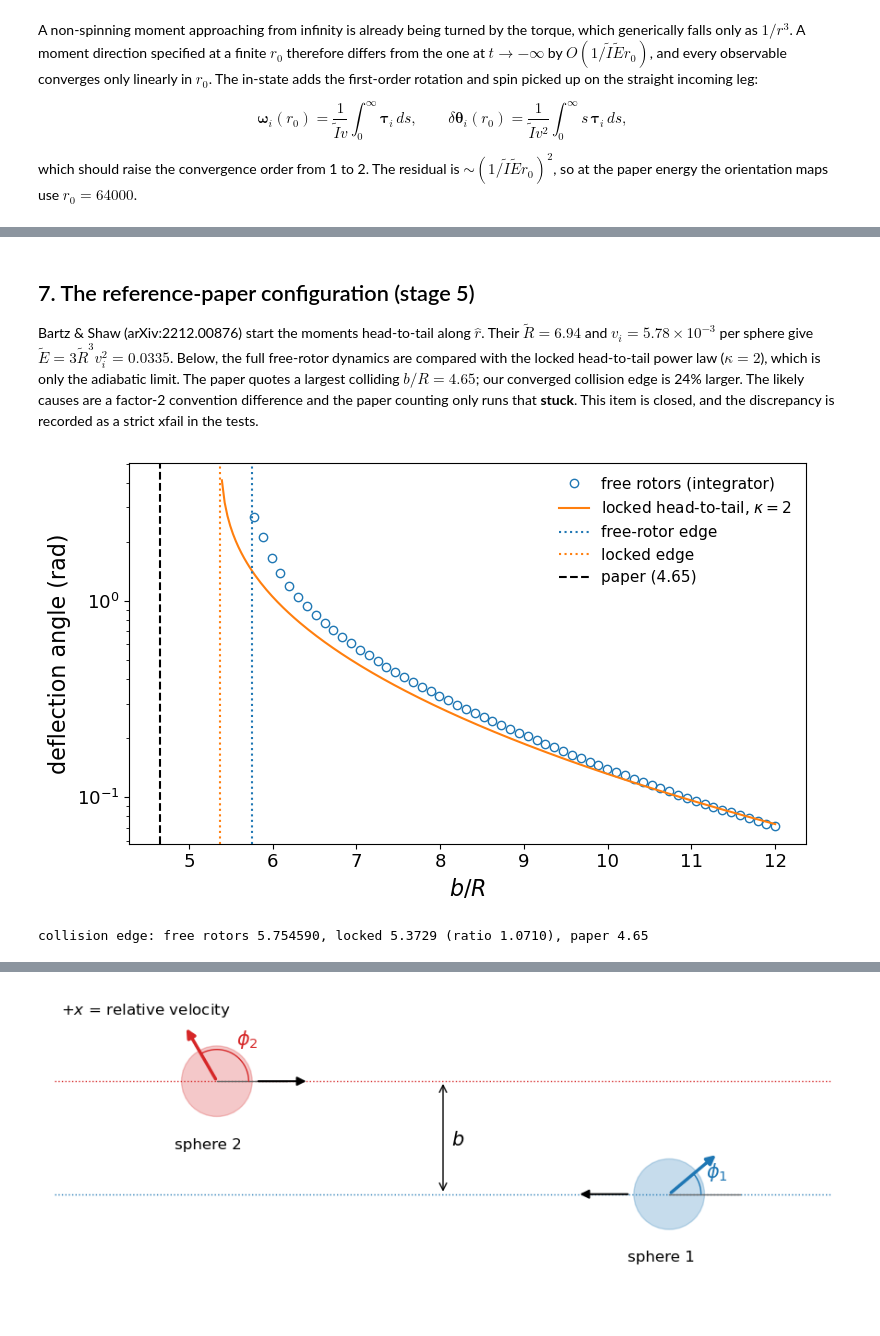
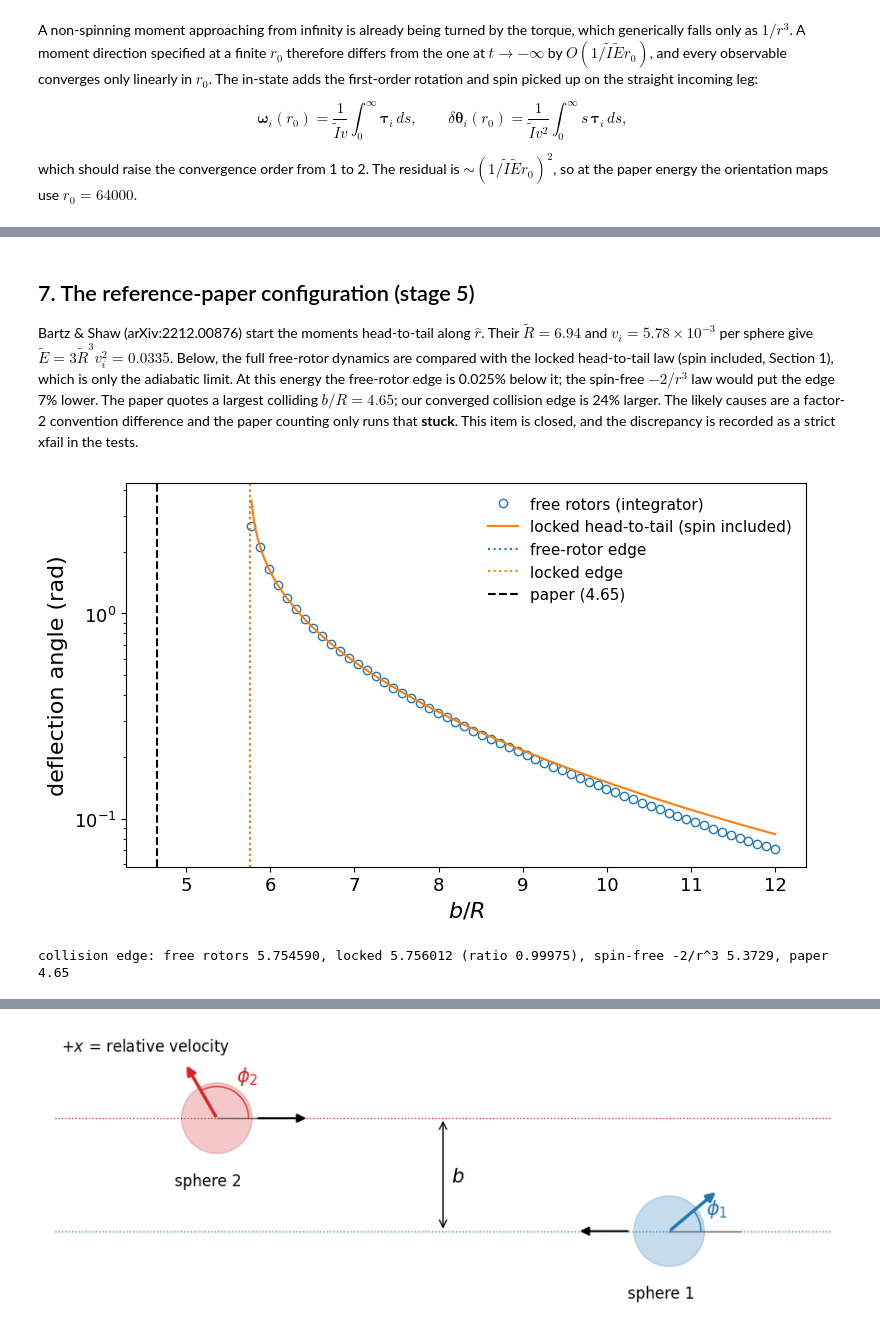
Before and after one commit to seanbartz/magnetOrbits, a Jupyter notebook: notebooks/progress_summary.ipynb, the cells around one changed output, grey strips where cells are left out. Cells and saved outputs as stored; diff of their text form; code cells hidden in the pictures; blank space fills up the shorter version.

```diff
--- a/notebooks/progress_summary.ipynb
+++ b/notebooks/progress_summary.ipynb
@@ -506,32 +526,34 @@ fig.tight_layout(); plt.show()
 
 Bartz & Shaw (arXiv:2212.00876) start the moments head-to-tail along $\hat{r}$. Their
 $\tilde{R}=6.94$ and $v_i=5.78\times10^{-3}$ per sphere give $\tilde{E}=3\tilde{R}^3v_i^2=0.0335$.
-Below, the full free-rotor dynamics are compared with the locked head-to-tail power law
-($\kappa=2$), which is only the adiabatic limit. The paper quotes a largest colliding
+Below, the full free-rotor dynamics are compared with the locked head-to-tail law (spin
+included, Section 1), which is only the adiabatic limit. At this energy the free-rotor edge is
+0.025% below it; the spin-free $-2/r^3$ law would put the edge 7% lower. The paper quotes a largest colliding
 $b/R=4.65$; our converged collision edge is 24% larger. The likely causes are a factor-2
 convention difference and the paper counting only runs that **stuck**. This item is closed, and
 the discrepancy is recorded as a strict xfail in the tests.
 # %%
 edge_full = find_capture_edge(E_PAPER, X_HAT, X_HAT, 5.70, 5.80, rel_tol=1e-10, method=FAST)["edge"]
-edge_locked = central.capture_impact_parameter(E_PAPER, 2.0)
+edge_locked = central.locked_capture_impact_parameter(E_PAPER)
 bs = np.linspace(edge_full + 0.02, 12.0, 60)
 full = np.array([run_trajectory(E_PAPER, b, X_HAT, X_HAT, method=FAST)["deflection_3d"] for b in bs])
 bs_locked = np.linspace(edge_locked + 0.02, 12.0, 200)
-locked = -np.array([central.deflection_angle(E_PAPER, b, 2.0) for b in bs_locked])
+locked = -np.array([central.locked_deflection_angle(E_PAPER, b) for b in bs_locked])
 
 fig, ax = plt.subplots(figsize=(8, 4.8))
 ax.plot(bs, full, "o", mfc="none", label="free rotors (integrator)")
-ax.plot(bs_locked, locked, "-", label=r"locked head-to-tail, $\kappa=2$")
+ax.plot(bs_locked, locked, "-", label="locked head-to-tail (spin included)")
 for x, style, label in [(edge_full, "C0:", "free-rotor edge"), (edge_locked, "C1:", "locked edge"),
                         (TARGET_MAX_IMPACT_PARAMETER, "k--", "paper (4.65)")]:
     ax.axvline(x, color=style[:2] if style[0] == "C" else "k", ls=style[2:] if style[0] == "C" else "--", label=label)
 ax.set_yscale("log"); ax.set_xlabel(r"$b/R$"); ax.set_ylabel(r"deflection angle (rad)"); ax.legend(fontsize=11)
 fig.tight_layout(); plt.show()
-print(f"collision edge: free rotors {edge_full:.6f}, locked {edge_locked:.4f} "
-      f"(ratio {edge_full / edge_locked:.4f}), paper {TARGET_MAX_IMPACT_PARAMETER}")
+print(f"collision edge: free rotors {edge_full:.6f}, locked {edge_locked:.6f} "
+      f"(ratio {edge_full / edge_locked:.5f}), spin-free -2/r^3 {central.capture_impact_parameter(E_PAPER, 2.0):.4f}, "
+      f"paper {TARGET_MAX_IMPACT_PARAMETER}")
 # %% [output]
-[figure, old version]
+[figure, new version]
-collision edge: free rotors 5.754590, locked 5.3729 (ratio 1.0710), paper 4.65
+collision edge: free rotors 5.754590, locked 5.756012 (ratio 0.99975), spin-free -2/r^3 5.3729, paper 4.65
 # %% [markdown]
 ## 8. In-plane orientation map (stage 6b)
 
```
Also changed, not shown: parts of 21 cells of this notebook, 5 other files.
